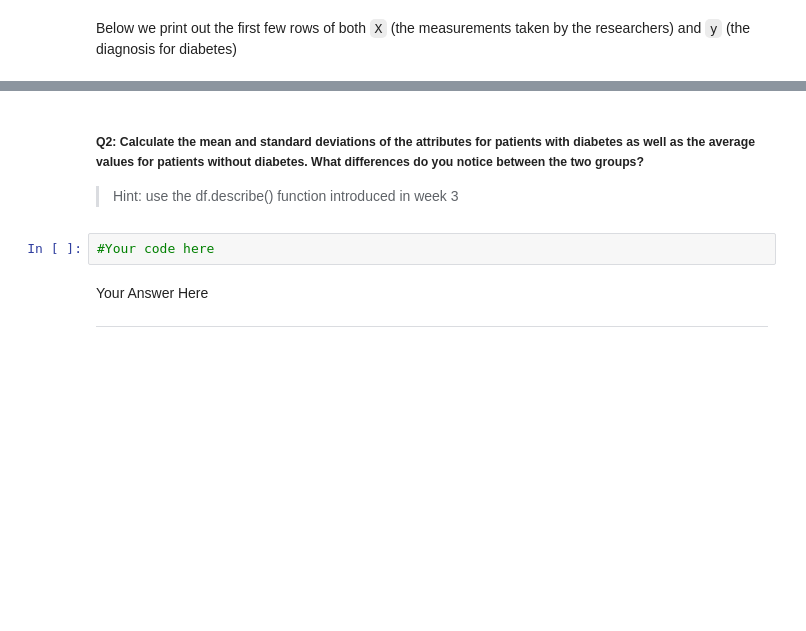
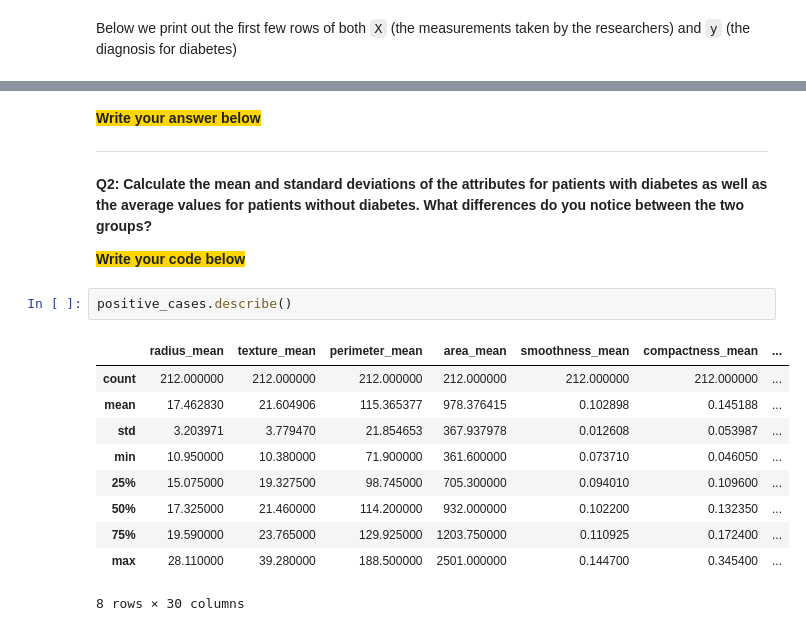
Before and after one commit to CS-Biotech/1-5_Introduction-to-Machine-Learning, a Jupyter notebook: Week 5 Pre-module Exercise.ipynb, the cells around one changed output, grey strips where cells are left out. Cells and saved outputs as stored; diff of their text form; blank space fills up the shorter version.

Commit message:
hmb201 week5 student version upload

```diff
--- a/Week 5 Pre-module Exercise.ipynb
+++ b/Week 5 Pre-module Exercise.ipynb
@@ -112,11 +124,21 @@ percent_with_diabetes = ...
+# %% [markdown]
+<span style="background-color: #FFD700">**Write your answer below**</span>
+
+---
 # %% [markdown]
+**Q2: Calculate the mean and standard deviations of the attributes for patients with diabetes as well as the average values for patients without diabetes. What differences do you notice between the two groups?**
 
-##### **Q2: Calculate the mean and standard deviations of the attributes for patients with diabetes as well as the average values for patients without diabetes. What differences do you notice between the two groups?**
-
-> Hint: use the df.describe() function introduced in week 3
+<span style="background-color: #FFD700">**Write your code below**</span>
-# %%
-#Your code here
-# %% [markdown]
-Your Answer Here
-
----
+# %%
+positive_cases.describe()
+# %% [output]
+|  | radius_mean | texture_mean | perimeter_mean | area_mean | smoothness_mean | compactness_mean | ... |
+| count | 212.000000 | 212.000000 | 212.000000 | 212.000000 | 212.000000 | 212.000000 | ... |
+| mean | 17.462830 | 21.604906 | 115.365377 | 978.376415 | 0.102898 | 0.145188 | ... |
+| std | 3.203971 | 3.779470 | 21.854653 | 367.937978 | 0.012608 | 0.053987 | ... |
+| min | 10.950000 | 10.380000 | 71.900000 | 361.600000 | 0.073710 | 0.046050 | ... |
+| 25% | 15.075000 | 19.327500 | 98.745000 | 705.300000 | 0.094010 | 0.109600 | ... |
+| 50% | 17.325000 | 21.460000 | 114.200000 | 932.000000 | 0.102200 | 0.132350 | ... |
+| 75% | 19.590000 | 23.765000 | 129.925000 | 1203.750000 | 0.110925 | 0.172400 | ... |
+| max | 28.110000 | 39.280000 | 188.500000 | 2501.000000 | 0.144700 | 0.345400 | ... |
+8 rows × 30 columns
```
Also changed, not shown: parts of 33 cells of this notebook, 26 other files.
